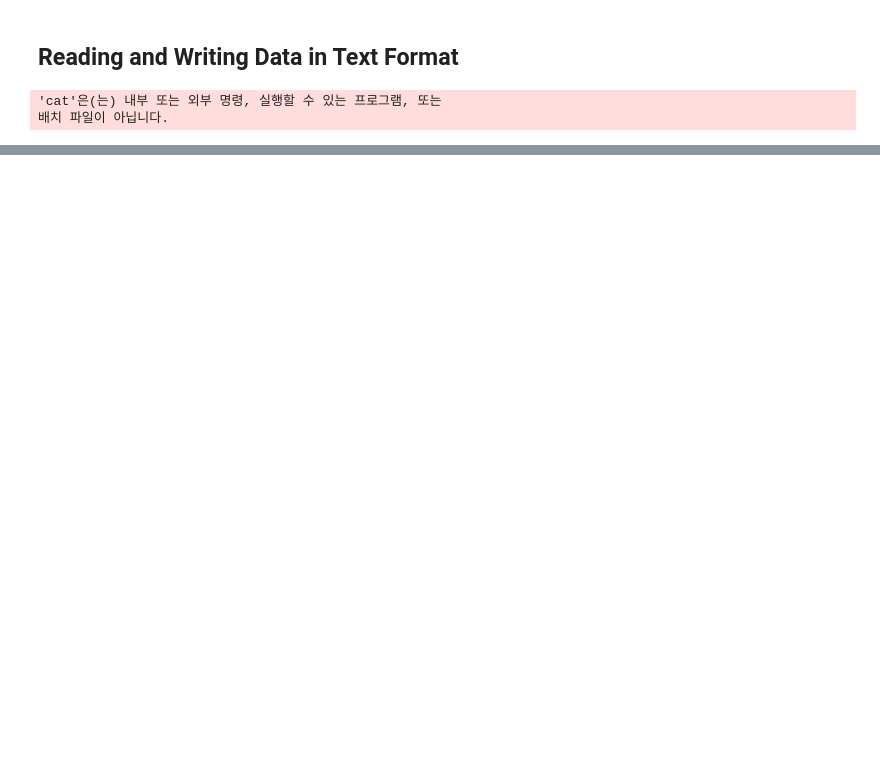
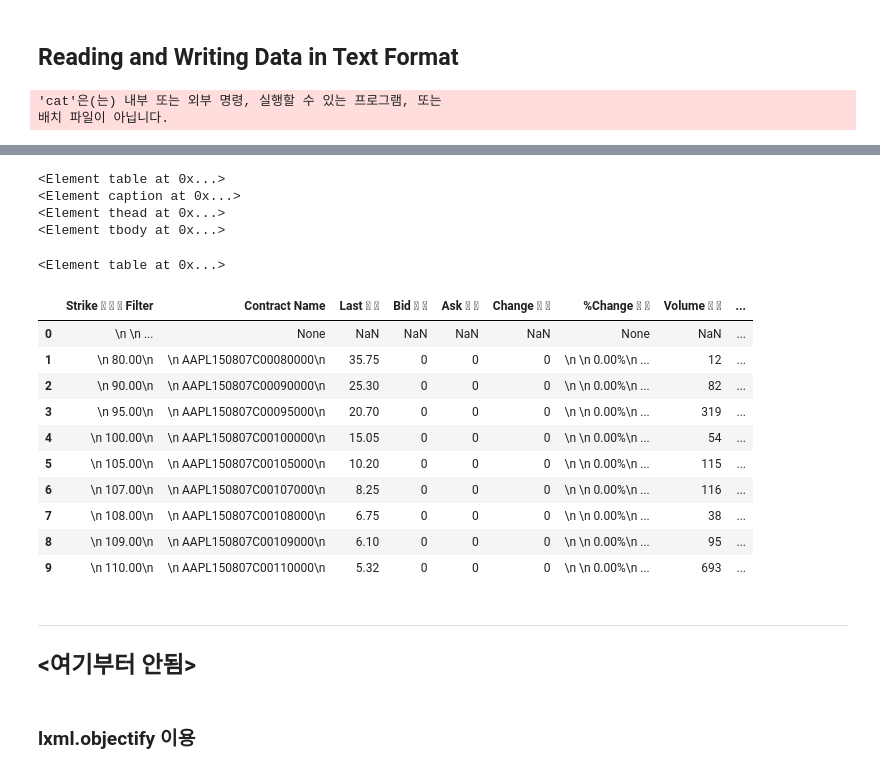
Before and after one commit to Yeyoung/01python, a Jupyter notebook: ch06.ipynb, the cells around one changed output, grey strips where cells are left out. Saved outputs shown, nothing was run; the diff lists cells and outputs as text; code cells hidden in the pictures; blank space fills up the shorter version.

```diff
--- a/ch06.ipynb
+++ b/ch06.ipynb
@@ -35,0 +648,6 @@ IOError: File ch06/ex1.csv does not exist
+# %%
+rows = calls.findall('.//tr')   #calls에서 tr태그가 가지고 있는 값들을 저장
+# %%
+def _unpack(row, kind='td'):
+    elts = row.findall('.//%s' % kind)
+    return [val.text_content() for val in elts]
@@ -35,0 +673,23 @@ IOError: File ch06/ex1.csv does not exist
+# %%
+from pandas.io.parsers import TextParser   #숫자데이터를 문자형식으로 변환
+
+def parse_options_data(table):
+    rows = table.findall('.//tr')
+    header = _unpack(rows[0], kind='th')
+    data = [_unpack(r) for r in rows[1:]]
+    return TextParser(data, names=header).get_chunk()
+# %%
+print calls
+for a in calls:
+    print a
+# %% [output]
+<Element table at 0x...>
+<Element caption at 0x...>
+<Element thead at 0x...>
+<Element tbody at 0x...>
+# %%
+puts
+# %% [output]
+<Element table at 0x...>
+# %%
+call_data = parse_options_data(calls)
@@ -35,0 +698,21 @@ IOError: File ch06/ex1.csv does not exist
+# %%
+call_data[:10]
+# %% [output]
+|  | Strike   ∵ Filter | Contract Name | Last   | Bid   | Ask   | Change   | %Change   | Volume   | ... |
+| 0 | \n \n ... | None | NaN | NaN | NaN | NaN | None | NaN | ... |
+| 1 | \n 80.00\n | \n AAPL150807C00080000\n | 35.75 | 0 | 0 | 0 | \n \n 0.00%\n ... | 12 | ... |
+| 2 | \n 90.00\n | \n AAPL150807C00090000\n | 25.30 | 0 | 0 | 0 | \n \n 0.00%\n ... | 82 | ... |
+| 3 | \n 95.00\n | \n AAPL150807C00095000\n | 20.70 | 0 | 0 | 0 | \n \n 0.00%\n ... | 319 | ... |
+| 4 | \n 100.00\n | \n AAPL150807C00100000\n | 15.05 | 0 | 0 | 0 | \n \n 0.00%\n ... | 54 | ... |
+| 5 | \n 105.00\n | \n AAPL150807C00105000\n | 10.20 | 0 | 0 | 0 | \n \n 0.00%\n ... | 115 | ... |
+| 6 | \n 107.00\n | \n AAPL150807C00107000\n | 8.25 | 0 | 0 | 0 | \n \n 0.00%\n ... | 116 | ... |
+| 7 | \n 108.00\n | \n AAPL150807C00108000\n | 6.75 | 0 | 0 | 0 | \n \n 0.00%\n ... | 38 | ... |
+| 8 | \n 109.00\n | \n AAPL150807C00109000\n | 6.10 | 0 | 0 | 0 | \n \n 0.00%\n ... | 95 | ... |
+| 9 | \n 110.00\n | \n AAPL150807C00110000\n | 5.32 | 0 | 0 | 0 | \n \n 0.00%\n ... | 693 | ... |
+# %% [markdown]
+--------------------
+
+
+## <여기부터 안됨>
+# %% [markdown]
+### lxml.objectify 이용
```
Also changed, not shown: parts of 151 cells of this notebook.
